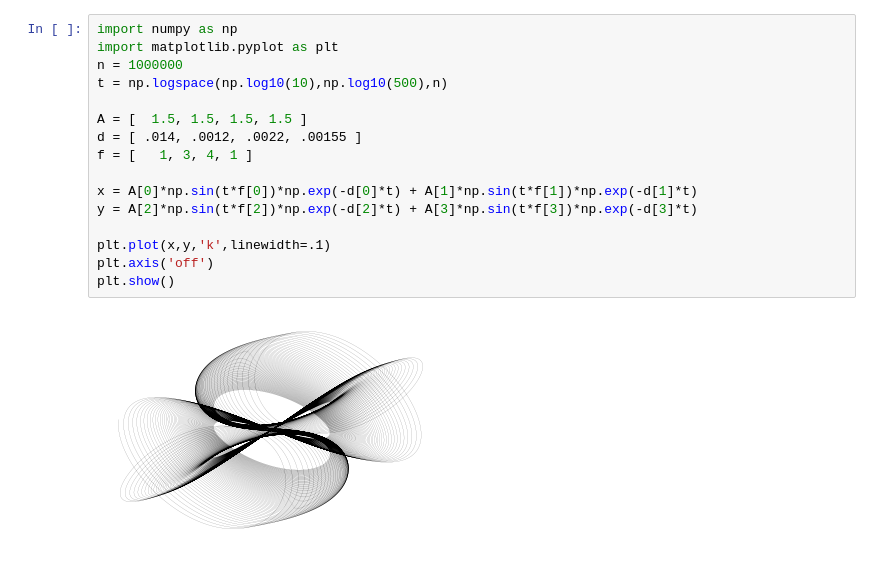
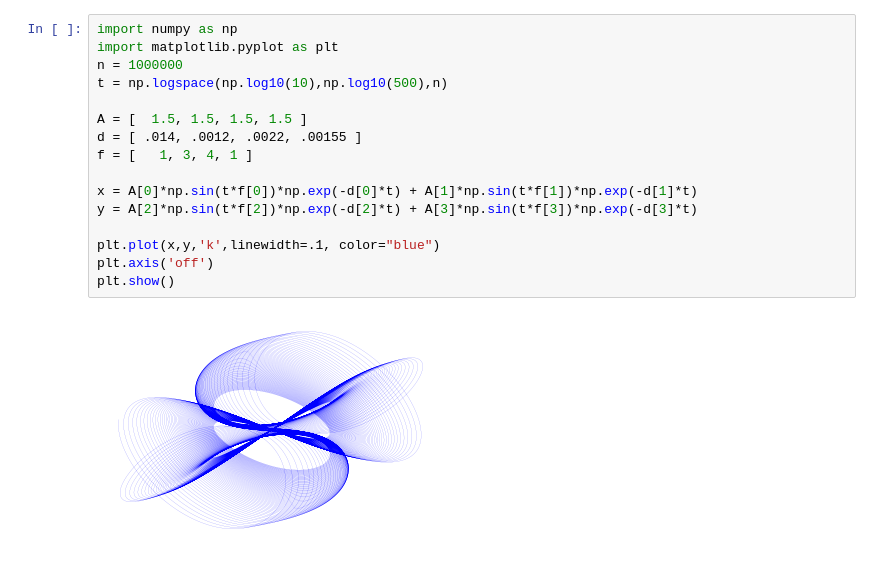
Before and after one commit to xjpa/math-ai, a Jupyter notebook: graph.ipynb, the cells around one changed output. Drawn from its saved outputs; the diff is of its cells as text.

```diff
--- a/graph.ipynb
+++ b/graph.ipynb
@@ -1,18 +1,18 @@
 # %%
 import numpy as np
 import matplotlib.pyplot as plt
 n = 1000000
 t = np.logspace(np.log10(10),np.log10(500),n)
 
 A = [  1.5, 1.5, 1.5, 1.5 ]
 d = [ .014, .0012, .0022, .00155 ]
 f = [   1, 3, 4, 1 ]
 
 x = A[0]*np.sin(t*f[0])*np.exp(-d[0]*t) + A[1]*np.sin(t*f[1])*np.exp(-d[1]*t)
 y = A[2]*np.sin(t*f[2])*np.exp(-d[2]*t) + A[3]*np.sin(t*f[3])*np.exp(-d[3]*t)
 
-plt.plot(x,y,'k',linewidth=.1)
+plt.plot(x,y,'k',linewidth=.1, color="blue")
 plt.axis('off')
 plt.show()
 # %% [output]
-[figure, old version]
+[figure, new version]
```
Also changed, not shown: 1 other file.
